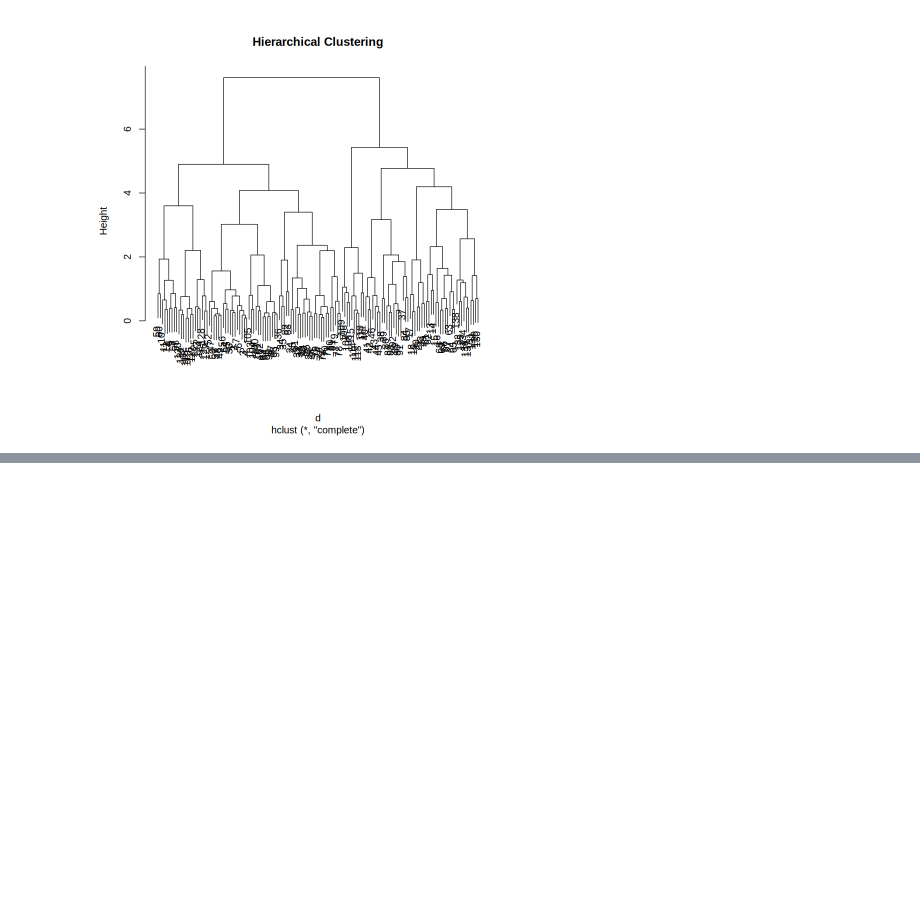
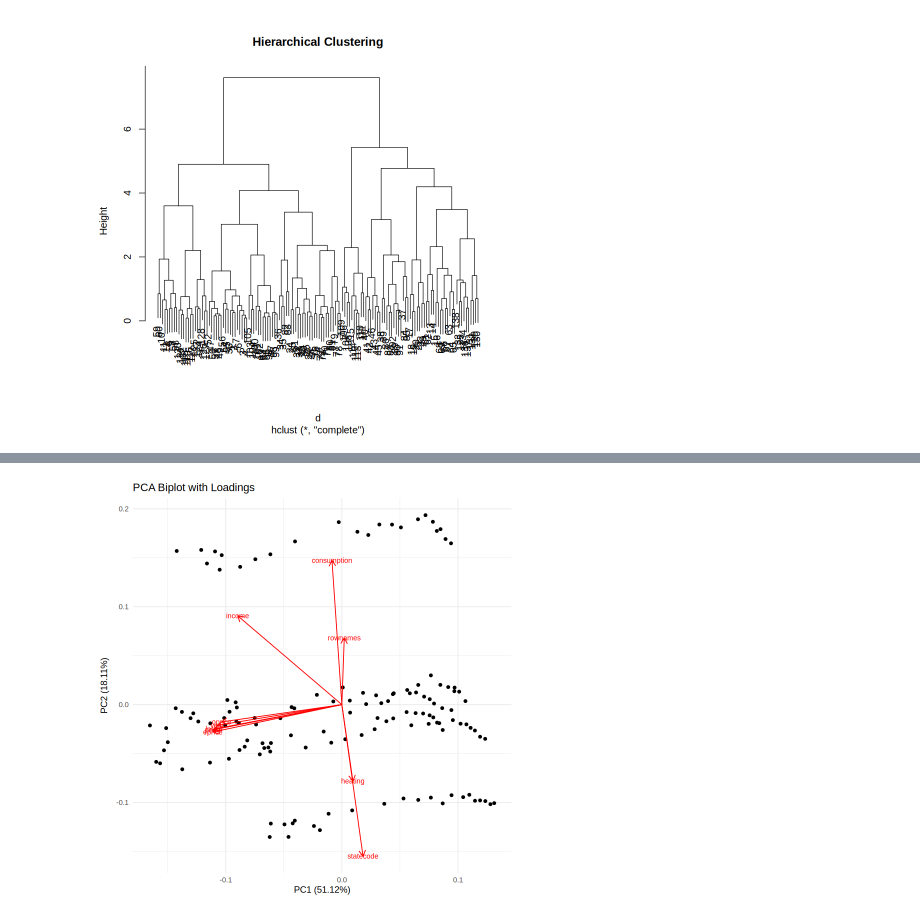
Before and after one commit to RosalynYeldo/Rosalyn-P-Yeldo, a Jupyter notebook: Untitled3.ipynb, the cells around one changed output, grey strips where cells are left out. Drawn from its saved outputs; the diff is of its cells as text; code cells hidden in the pictures; blank space fills up the shorter version.

```diff
--- a/Untitled3.ipynb
+++ b/Untitled3.ipynb
@@ -822,0 +881,9 @@ cluster
+# %%
+# 6. Create a PCA biplot with non-overlapping labels and a proper title
+autoplot(pca_result, data = clean_numeric,
+         loadings = TRUE, loadings.label = TRUE,
+         loadings.label.size = 3, loadings.label.repel = TRUE) +
+  ggtitle("PCA Biplot with Loadings") +
+  theme_minimal()
+# %% [output]
+[figure, added]
```
Also changed, not shown: parts of 8 cells of this notebook.
